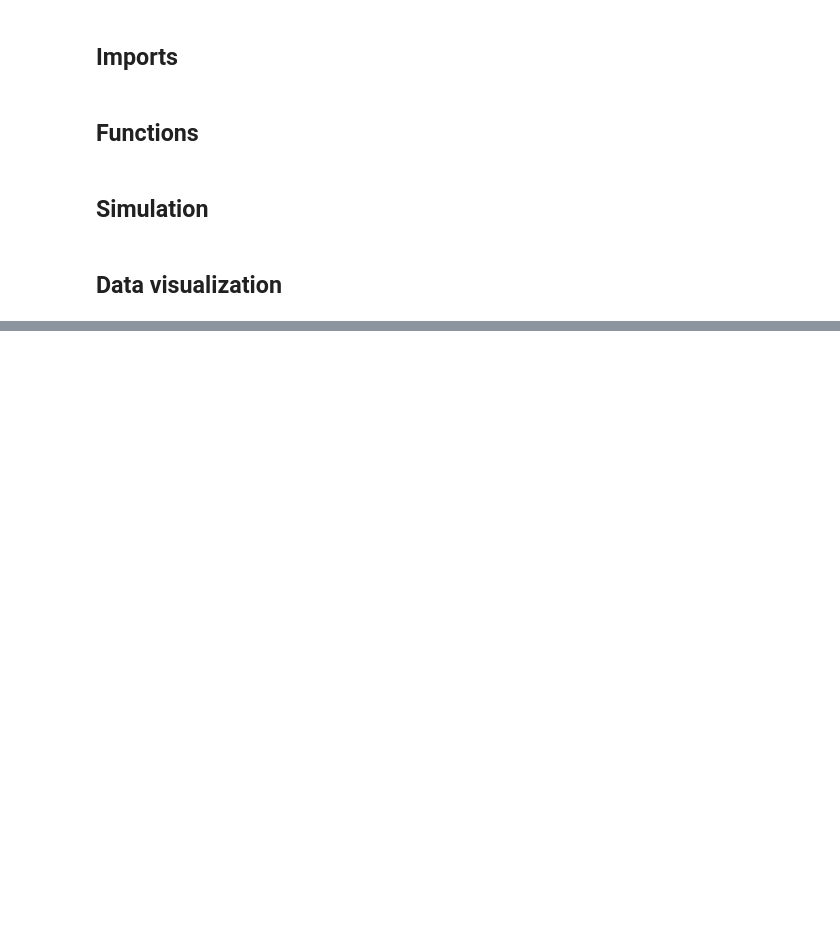
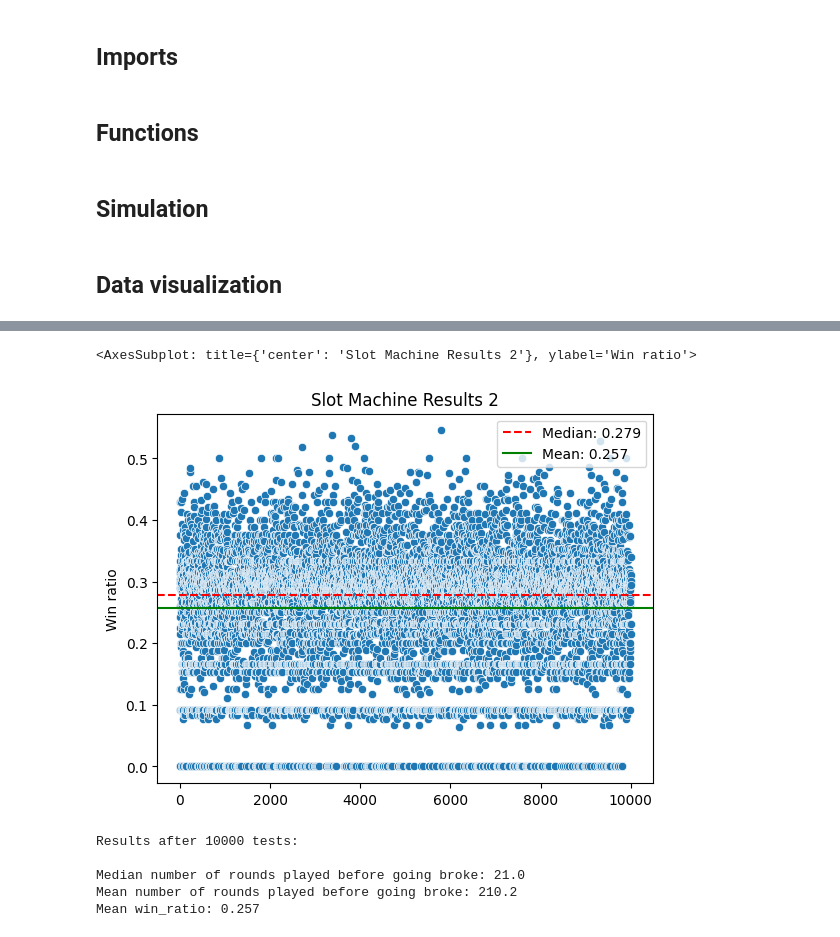
Before and after one commit to kallekleiv/TDT4171-AI_METHODS-assignment1, a Jupyter notebook: Exercise2.ipynb, the cells around one changed output, grey strips where cells are left out. Drawn from its saved outputs; the diff is of its cells as text; code cells hidden in the pictures; blank space fills up the shorter version.

```diff
--- a/Exercise2.ipynb
+++ b/Exercise2.ipynb
@@ -91,0 +102,24 @@ Mean win_ratio: 0.255
+# %%
+plt.title("Slot Machine Results 2")
+plt.ylabel("Win ratio")
+
+win_ratio_median = round(statistics.median(win_ratio_data), 3)
+win_ratio_mean = round(statistics.mean(win_ratio_data), 3)
+
+plt.axhline(win_ratio_median, c='red', linestyle="--", label="Median: " + str(win_ratio_median))
+plt.axhline(win_ratio_mean, c='green', linestyle="-", label="Mean: " + str(win_ratio_mean))
+sns.scatterplot(win_ratio_data)
+# %% [output]
+<AxesSubplot: title={'center': 'Slot Machine Results 2'}, ylabel='Win ratio'>
+[figure, added]
+# %%
+print("Results after " + str(N_TESTS) + " tests:\n")
+print("Median number of rounds played before going broke: " + str(y_median))
+print("Mean number of rounds played before going broke: " + str(y_mean))
+print("Mean win_ratio: " + str(win_ratio_mean))
+# %% [output]
+Results after 10000 tests:
+
+Median number of rounds played before going broke: 21.0
+Mean number of rounds played before going broke: 210.2
+Mean win_ratio: 0.257
```
Also changed, not shown: parts of 3 cells of this notebook, 1 other file.
